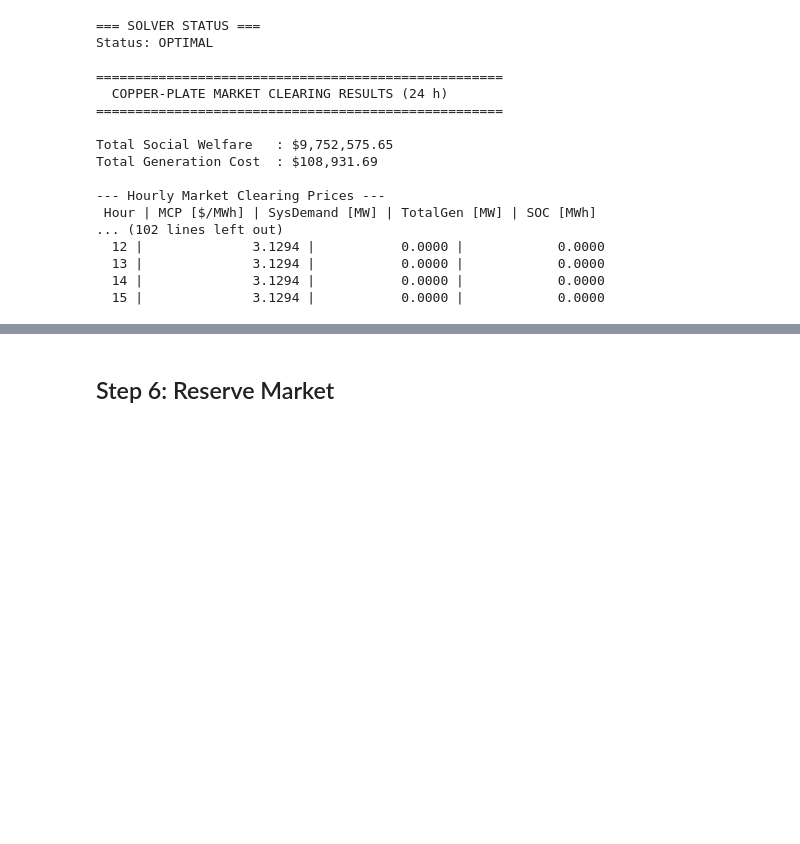
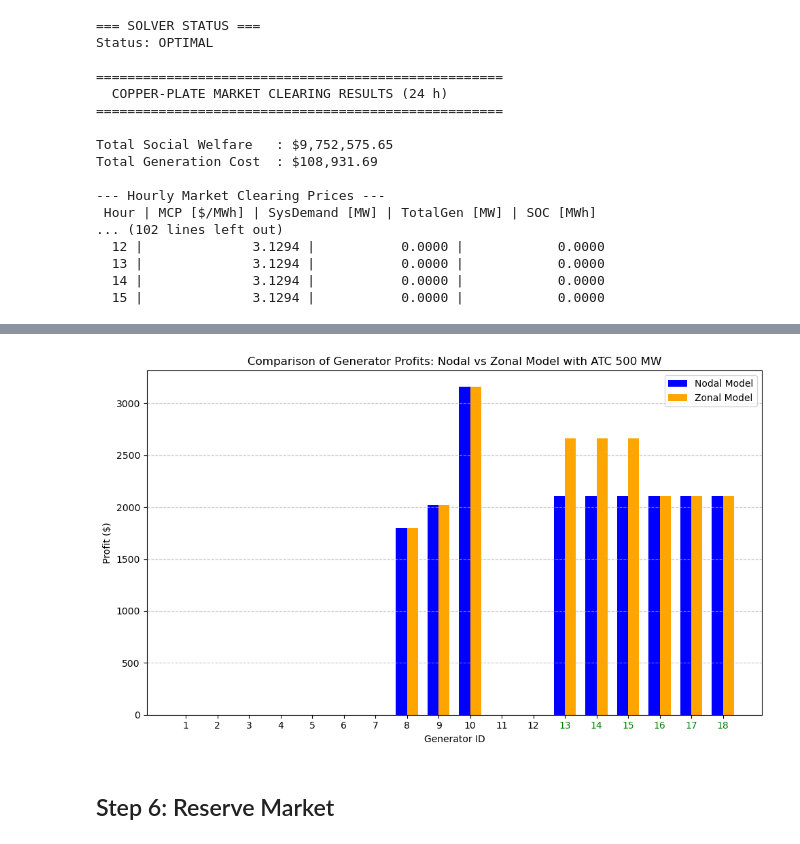
Before and after one commit to chunziker/group_26_assignment_1_REM, a Jupyter notebook: assignment_1.ipynb, the cells around one changed output, grey strips where cells are left out. Saved outputs shown, nothing was run; the diff lists cells and outputs as text; code cells hidden in the pictures; blank space fills up the shorter version.

```diff
--- a/assignment_1.ipynb
+++ b/assignment_1.ipynb
@@ -778,0 +1035,9 @@ Total Generation Cost  : $108,931.69
+# %%
+### Generator Profits
+generator_profits = {}
+for g in generators:
+    price = nodal_price[g.node]
+    cost = g.cost_energy
+    profit = (price - cost) * production_variables_ex3[g.unit_id].x
+    generator_profits[g.unit_id] = profit
+    print(f"Generator {g.unit_id} at node {g.node}: Profit = {profit:.2f} $")
@@ -778,0 +1367,9 @@ Total Generation Cost  : $108,931.69
+# %%
+# Generator profits in zonal model
+zonal_generator_profits = {}
+for g in generators:
+    price = zonal_model.getConstrByName(f"power_balance_zone_a").Pi if g.node in zone_a_nodes else zonal_model.getConstrByName(f"power_balance_zone_b").Pi
+    cost = g.cost_energy
+    profit = (price - cost) * z_production_variables[g.unit_id].x
+    zonal_generator_profits[g.unit_id] = profit
+    print(f"Generator {g.unit_id} at node {g.node}: Profit = {profit:.2f} $")
@@ -779,3 +1395,31 @@ Total Generation Cost  : $108,931.69
+# %%
+# Plot generator profits in zonal model vs nodal model
+plt.figure(figsize=(10, 6))
+generator_ids = [g.unit_id for g in generators]
+profits_nodal = [generator_profits[g.unit_id] for g in generators]
+profits_zonal = [zonal_generator_profits[g.unit_id] for g in generators]
+x = np.arange(len(generator_ids))
+width = 0.35
+plt.bar(x - width/2, profits_nodal, width, label="Nodal Model", color="blue")
+plt.bar(x + width/2, profits_zonal, width, label="Zonal Model", color="orange")
+plt.xlabel("Generator ID")
+plt.ylabel("Profit ($)")
+plt.title(f"Comparison of Generator Profits: Nodal vs Zonal Model with ATC {ATC} MW")
+plt.xticks(x, generator_ids)
+
+for label in plt.gca().get_xticklabels():
+    gen = int(label.get_text())
+    if 13 <= gen <= 18:
+        label.set_color("green")
+    else:
+        label.set_color("black")
+
+plt.legend()
+plt.grid(axis="y", linestyle="--", alpha=0.7)
+plt.tight_layout()
+plt.show()
+# %% [output]
+[figure, added]
 # %% [markdown]
 ## Step 6: Reserve Market
 # %% [markdown]
```
Also changed, not shown: parts of 27 cells of this notebook.
